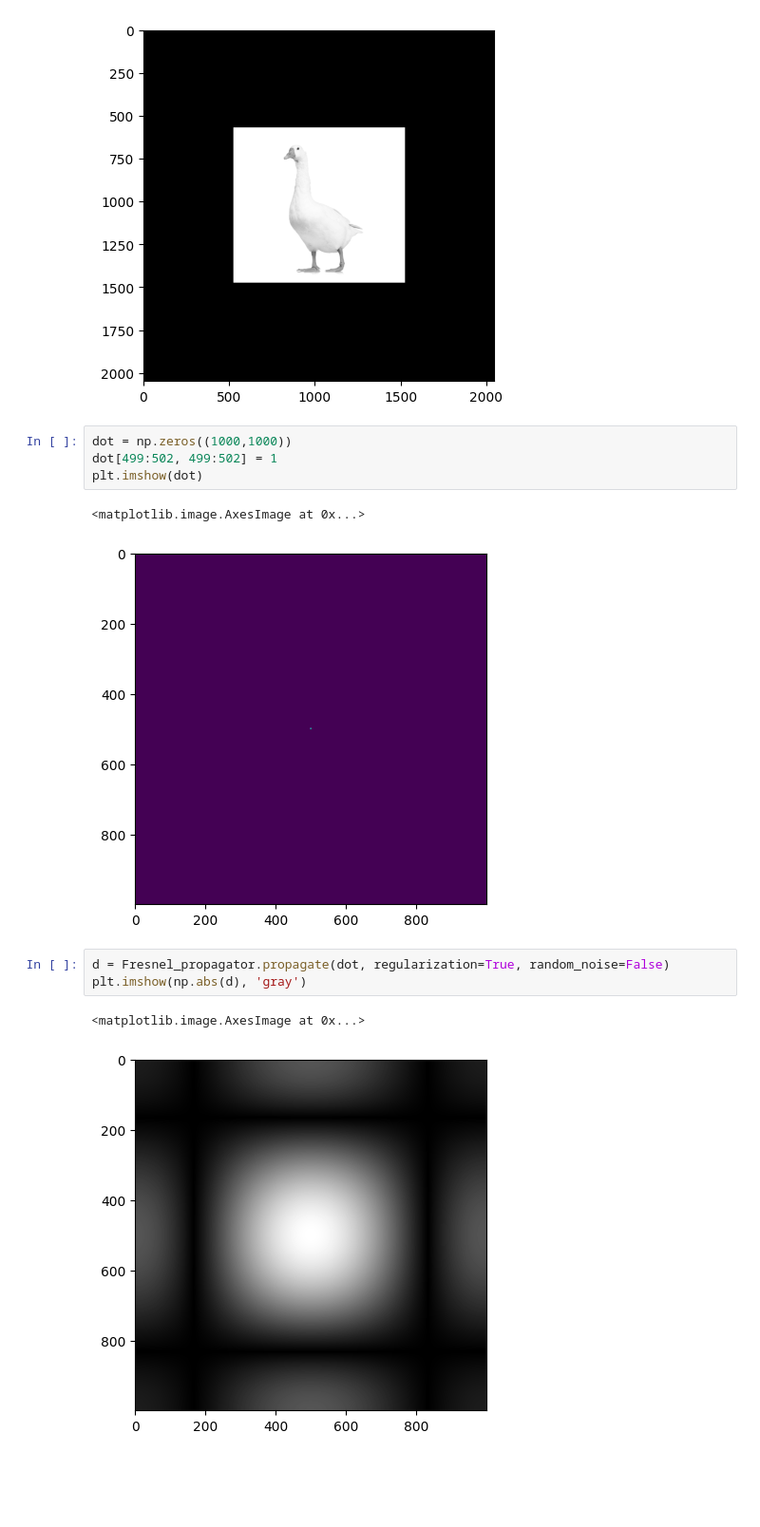
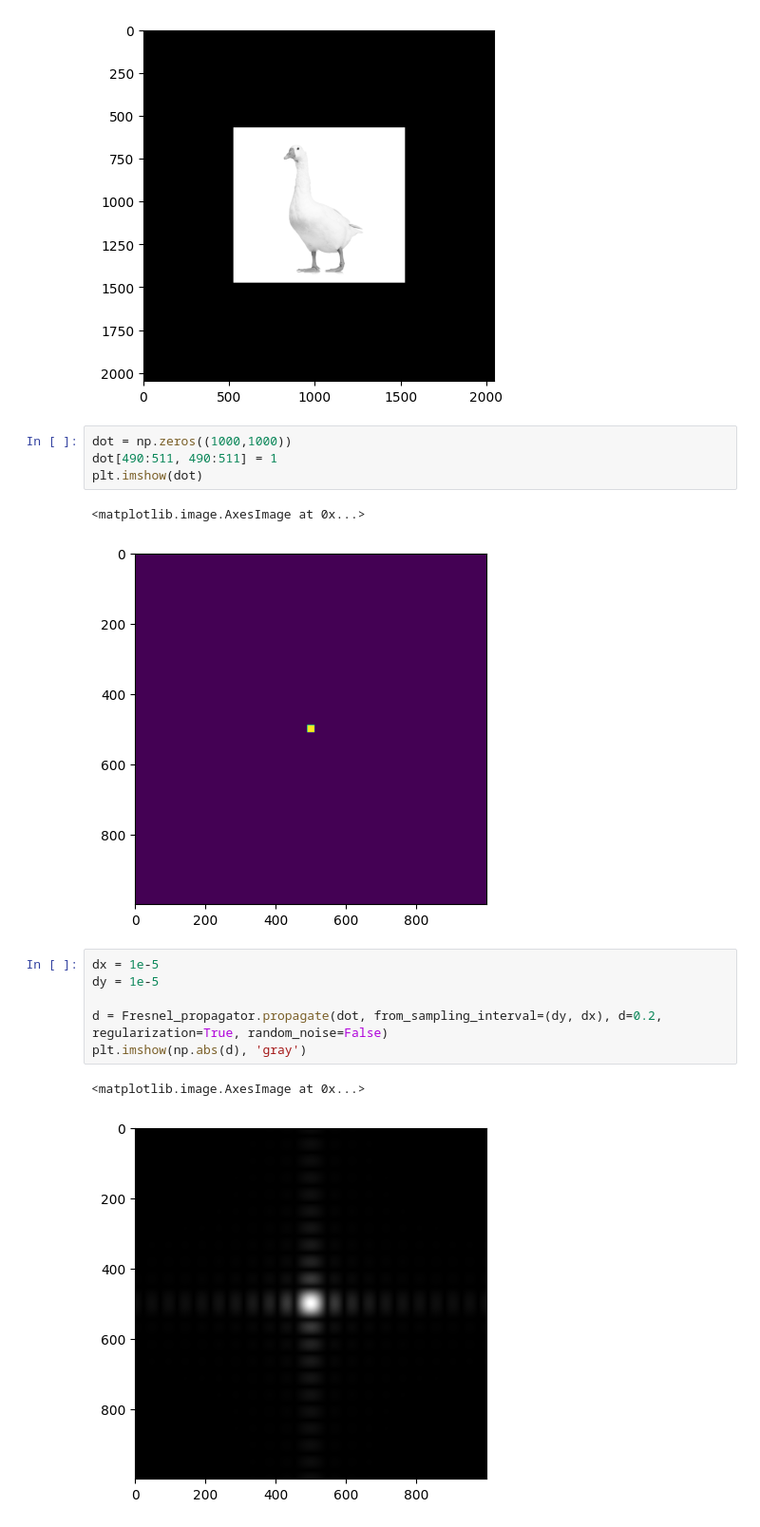
Before and after one commit to rkka02/CGH, a Jupyter notebook: test.ipynb, the cells around one changed output. Shown at 95% size. Cells and saved outputs as stored; diff of their text form; blank space fills up the shorter version.

```diff
--- a/test.ipynb
+++ b/test.ipynb
@@ -19,14 +19,17 @@ plt.imshow(g, 'gray')
 [figure]
 # %%
 dot = np.zeros((1000,1000))
-dot[499:502, 499:502] = 1
+dot[490:511, 490:511] = 1
 plt.imshow(dot)
 # %% [output]
 <matplotlib.image.AxesImage at 0x...>
-[figure, old version]
+[figure, new version]
 # %%
-d = Fresnel_propagator.propagate(dot, regularization=True, random_noise=False)
+dx = 1e-5
+dy = 1e-5
+
+d = Fresnel_propagator.propagate(dot, from_sampling_interval=(dy, dx), d=0.2, regularization=True, random_noise=False)
 plt.imshow(np.abs(d), 'gray')
 # %% [output]
 <matplotlib.image.AxesImage at 0x...>
-[figure, old version]
+[figure, new version]
```
Also changed, not shown: parts of 4 cells of this notebook, 2 other files.
